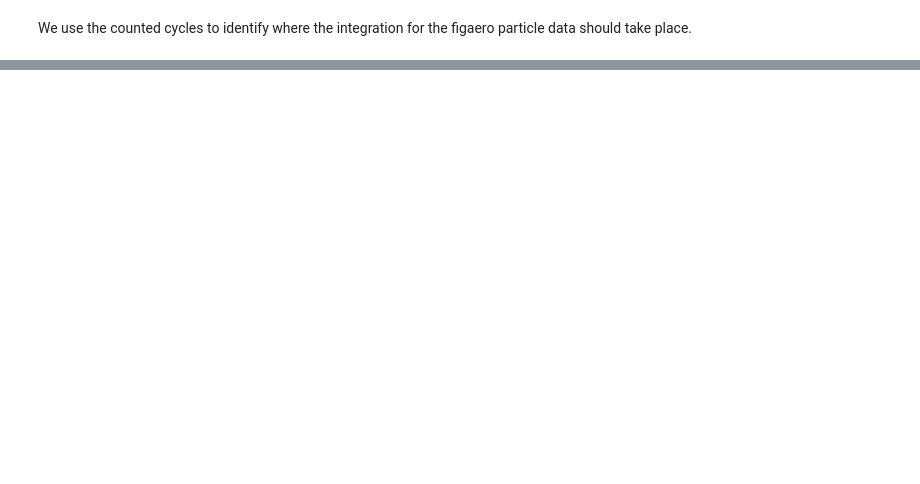
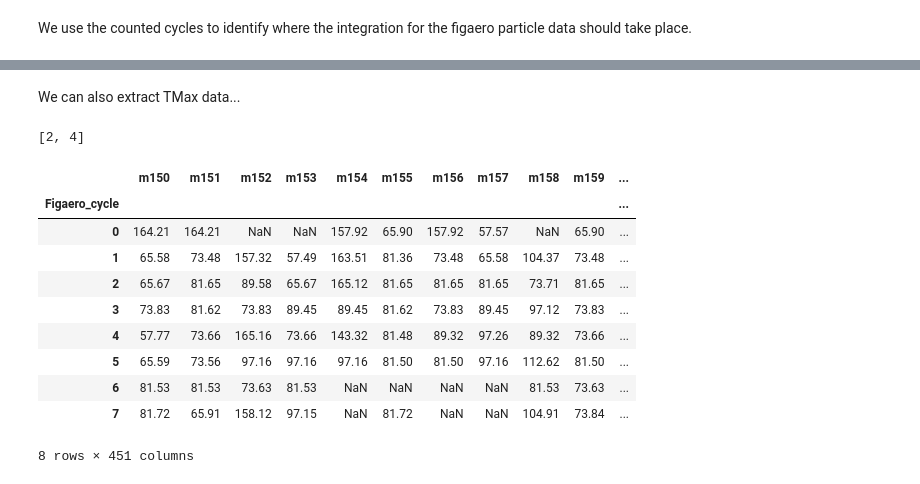
Before and after one commit to Micpri/ToFCIMSAnalysis, a Jupyter notebook: examples.ipynb, the cells around one changed output, grey strips where cells are left out. Saved outputs shown, nothing was run; the diff lists cells and outputs as text; code cells hidden in the pictures; blank space fills up the shorter version.

```diff
--- a/examples.ipynb
+++ b/examples.ipynb
@@ -165,0 +218,25 @@ for mass in masses:
+# %% [markdown]
+We can also extract TMax data...
+# %%
+tmaxes = ts.GetTMaxes(data,
+                      columns_to_get_tmax=[x for x in data.columns if len(x) == 4],
+                      thermogram_mask_val=[2,4],
+                      mask_column_name="state_name",
+                      figaero_cycle_column_name="Figaero_cycle",
+                      temperature_column_name="temperature",
+                      bad_cycles=[]
+                      );
+tmaxes
+# %% [output]
+[2, 4]
+|  | m150 | m151 | m152 | m153 | m154 | m155 | m156 | m157 | m158 | m159 | ... |
+| Figaero_cycle |  |  |  |  |  |  |  |  |  |  | ... |
+| 0 | 164.21 | 164.21 | NaN | NaN | 157.92 | 65.90 | 157.92 | 57.57 | NaN | 65.90 | ... |
+| 1 | 65.58 | 73.48 | 157.32 | 57.49 | 163.51 | 81.36 | 73.48 | 65.58 | 104.37 | 73.48 | ... |
+| 2 | 65.67 | 81.65 | 89.58 | 65.67 | 165.12 | 81.65 | 81.65 | 81.65 | 73.71 | 81.65 | ... |
+| 3 | 73.83 | 81.62 | 73.83 | 89.45 | 89.45 | 81.62 | 73.83 | 89.45 | 97.12 | 73.83 | ... |
+| 4 | 57.77 | 73.66 | 165.16 | 73.66 | 143.32 | 81.48 | 89.32 | 97.26 | 89.32 | 73.66 | ... |
+| 5 | 65.59 | 73.56 | 97.16 | 97.16 | 97.16 | 81.50 | 81.50 | 97.16 | 112.62 | 81.50 | ... |
+| 6 | 81.53 | 81.53 | 73.63 | 81.53 | NaN | NaN | NaN | NaN | 81.53 | 73.63 | ... |
+| 7 | 81.72 | 65.91 | 158.12 | 97.15 | NaN | 81.72 | NaN | NaN | 104.91 | 73.84 | ... |
+8 rows × 451 columns
```
Also changed, not shown: parts of 21 cells of this notebook, 1 other file.
